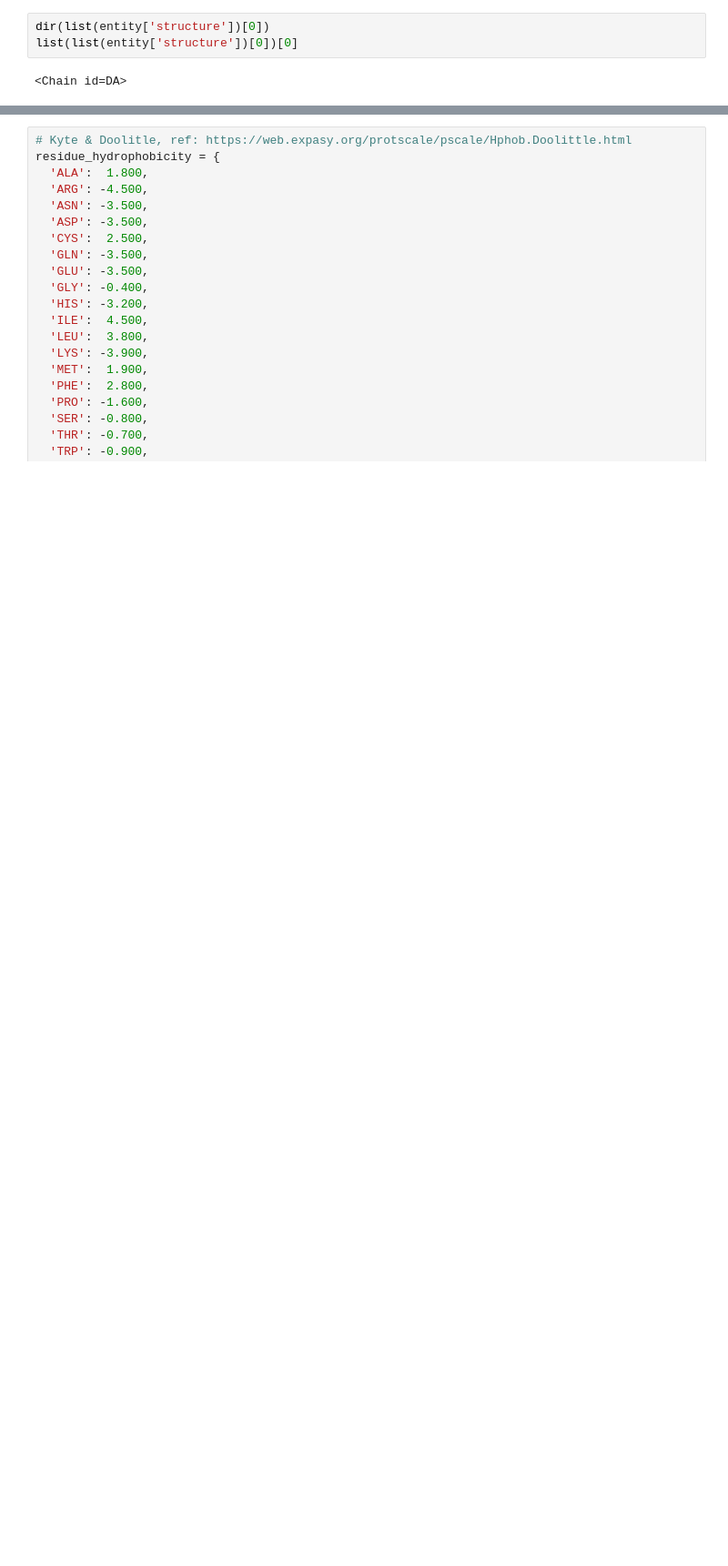
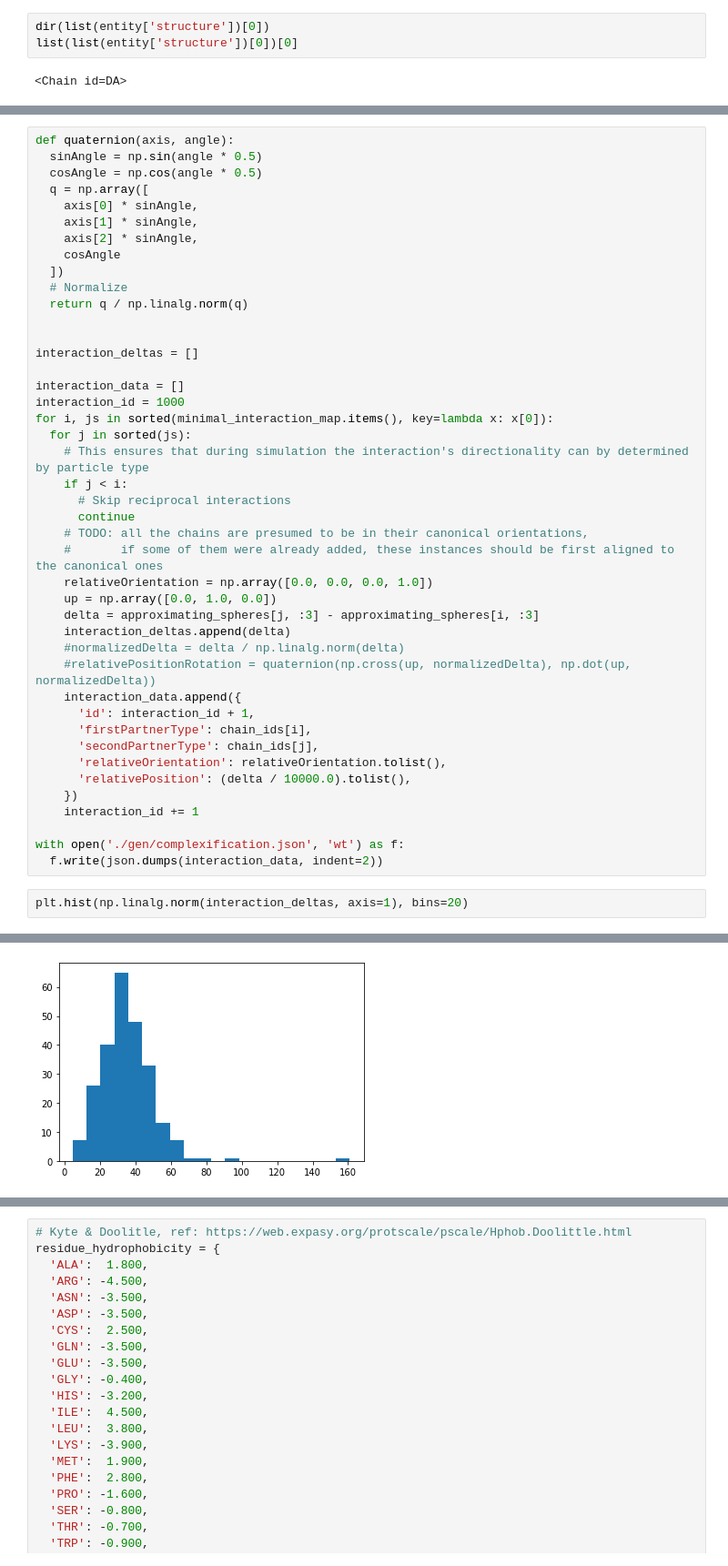
Before and after one commit to justgos/spatial-cell, a Jupyter notebook: universe-config/complexification-config.ipynb, the cells around one changed output, grey strips where cells are left out. Shown at 91% size. Saved outputs shown, nothing was run; the diff lists cells and outputs as text; blank space fills up the shorter version.

Commit message:
[ADD] Stable complexification dynamics

```diff
--- a/universe-config/complexification-config.ipynb
+++ b/universe-config/complexification-config.ipynb
@@ -369,0 +398,46 @@ list(list(entity['structure'])[0])[0]
+# %%
+def quaternion(axis, angle):
+  sinAngle = np.sin(angle * 0.5)
+  cosAngle = np.cos(angle * 0.5)
+  q = np.array([
+    axis[0] * sinAngle,
+    axis[1] * sinAngle,
+    axis[2] * sinAngle,
+    cosAngle
+  ])
+  # Normalize
+  return q / np.linalg.norm(q)
+
+
+interaction_deltas = []
+
+interaction_data = []
+interaction_id = 1000
+for i, js in sorted(minimal_interaction_map.items(), key=lambda x: x[0]):
+  for j in sorted(js):
+    # This ensures that during simulation the interaction's directionality can by determined by particle type
+    if j < i:
+      # Skip reciprocal interactions
+      continue
+    # TODO: all the chains are presumed to be in their canonical orientations,
+    #       if some of them were already added, these instances should be first aligned to the canonical ones
+    relativeOrientation = np.array([0.0, 0.0, 0.0, 1.0])
+    up = np.array([0.0, 1.0, 0.0])
+    delta = approximating_spheres[j, :3] - approximating_spheres[i, :3]
+    interaction_deltas.append(delta)
+    #normalizedDelta = delta / np.linalg.norm(delta)
+    #relativePositionRotation = quaternion(np.cross(up, normalizedDelta), np.dot(up, normalizedDelta))
+    interaction_data.append({
+      'id': interaction_id + 1,
+      'firstPartnerType': chain_ids[i],
+      'secondPartnerType': chain_ids[j],
+      'relativeOrientation': relativeOrientation.tolist(),
+      'relativePosition': (delta / 10000.0).tolist(),
+    })
+    interaction_id += 1
+
+with open('./gen/complexification.json', 'wt') as f:
+  f.write(json.dumps(interaction_data, indent=2))
+# %%
+plt.hist(np.linalg.norm(interaction_deltas, axis=1), bins=20)
+# %% [output]
@@ -369,0 +453 @@ list(list(entity['structure'])[0])[0]
+[figure, added]
```
Also changed, not shown: parts of 12 cells of this notebook, 23 other files.
